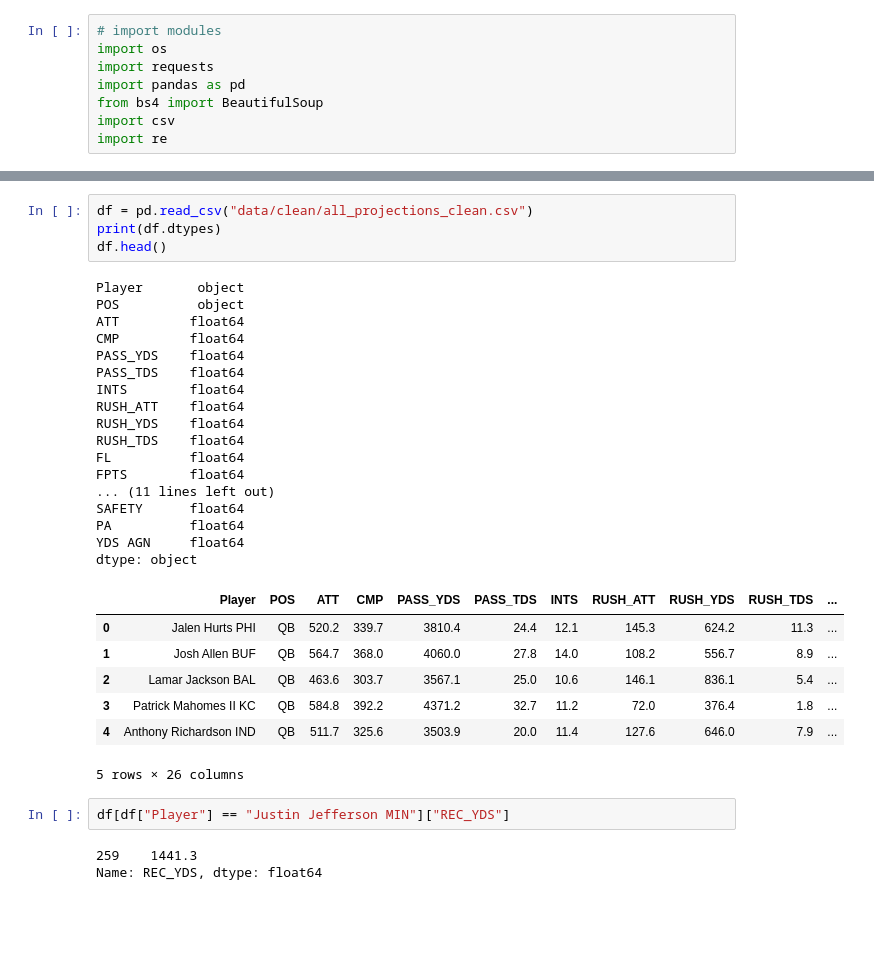
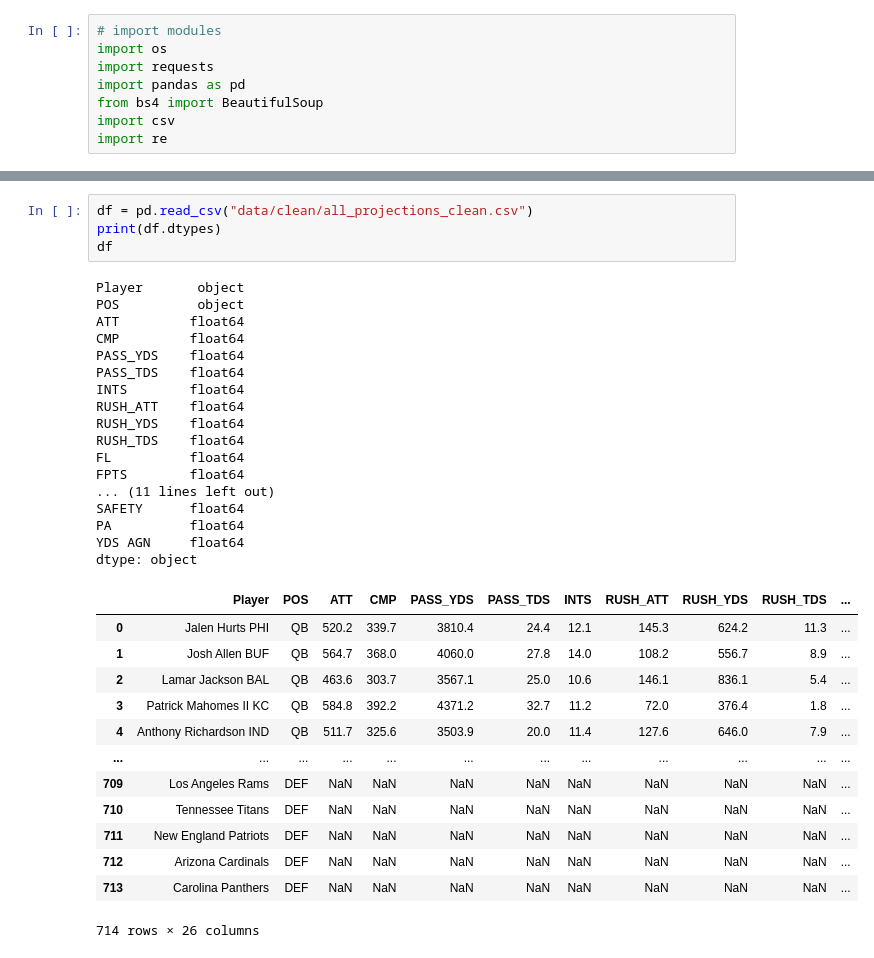
Before and after one commit to jbarns14/fantasy_personal_project, a Jupyter notebook: web_scrape.ipynb, the cells around one changed output, grey strips where cells are left out. Cells and saved outputs as stored; diff of their text form; blank space fills up the shorter version.

```diff
--- a/web_scrape.ipynb
+++ b/web_scrape.ipynb
@@ -187,34 +199,35 @@ Data cleaning completed.
 # %%
 df = pd.read_csv("data/clean/all_projections_clean.csv")
 print(df.dtypes)
-df.head()
+df
 # %% [output]
 Player       object
 POS          object
 ATT         float64
 CMP         float64
 PASS_YDS    float64
 PASS_TDS    float64
 INTS        float64
 RUSH_ATT    float64
 RUSH_YDS    float64
 RUSH_TDS    float64
 FL          float64
 FPTS        float64
 ... (11 lines left out)
 SAFETY      float64
 PA          float64
 YDS AGN     float64
 dtype: object
 |  | Player | POS | ATT | CMP | PASS_YDS | PASS_TDS | INTS | RUSH_ATT | RUSH_YDS | RUSH_TDS | ... |
 | 0 | Jalen Hurts PHI | QB | 520.2 | 339.7 | 3810.4 | 24.4 | 12.1 | 145.3 | 624.2 | 11.3 | ... |
 | 1 | Josh Allen BUF | QB | 564.7 | 368.0 | 4060.0 | 27.8 | 14.0 | 108.2 | 556.7 | 8.9 | ... |
 | 2 | Lamar Jackson BAL | QB | 463.6 | 303.7 | 3567.1 | 25.0 | 10.6 | 146.1 | 836.1 | 5.4 | ... |
 | 3 | Patrick Mahomes II KC | QB | 584.8 | 392.2 | 4371.2 | 32.7 | 11.2 | 72.0 | 376.4 | 1.8 | ... |
 | 4 | Anthony Richardson IND | QB | 511.7 | 325.6 | 3503.9 | 20.0 | 11.4 | 127.6 | 646.0 | 7.9 | ... |
+| ... | ... | ... | ... | ... | ... | ... | ... | ... | ... | ... | ... |
+| 709 | Los Angeles Rams | DEF | NaN | NaN | NaN | NaN | NaN | NaN | NaN | NaN | ... |
+| 710 | Tennessee Titans | DEF | NaN | NaN | NaN | NaN | NaN | NaN | NaN | NaN | ... |
+| 711 | New England Patriots | DEF | NaN | NaN | NaN | NaN | NaN | NaN | NaN | NaN | ... |
+| 712 | Arizona Cardinals | DEF | NaN | NaN | NaN | NaN | NaN | NaN | NaN | NaN | ... |
+| 713 | Carolina Panthers | DEF | NaN | NaN | NaN | NaN | NaN | NaN | NaN | NaN | ... |
-5 rows × 26 columns
+714 rows × 26 columns
-# %%
-df[df["Player"] == "Justin Jefferson MIN"]["REC_YDS"]
-# %% [output]
-259    1441.3
-Name: REC_YDS, dtype: float64
```
Also changed, not shown: parts of 19 cells of this notebook.
